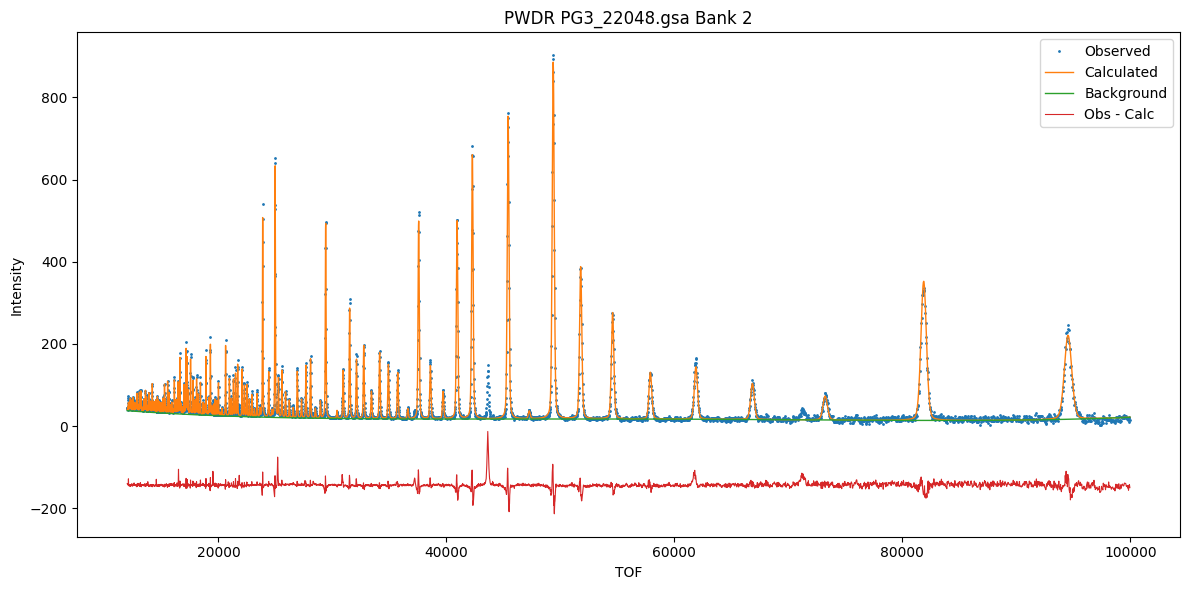
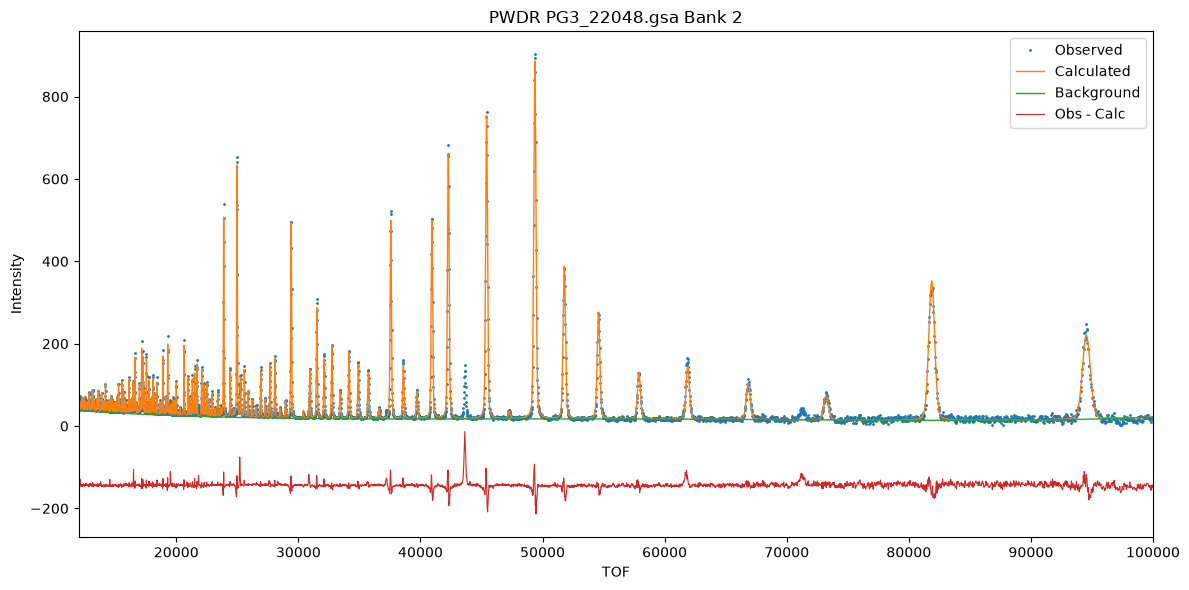
The notebook cell's code change between the first figure and the second:
--- before
+++ after
@@ -50,4 +50,6 @@
 plt.plot(df["x"], df["diff"] - offset, "-", linewidth=0.8, label="Obs - Calc")
 
+plt.xlim(LIMITS[0], LIMITS[1])
+
 plt.xlabel("TOF")
 plt.ylabel("Intensity")

Commit: Update 4_NAC_TOF_GSAS.ipynb